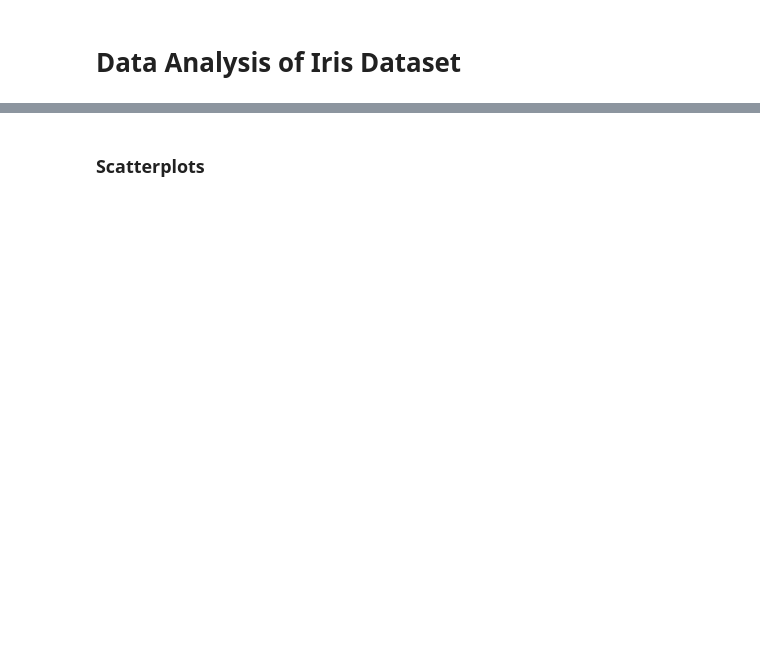
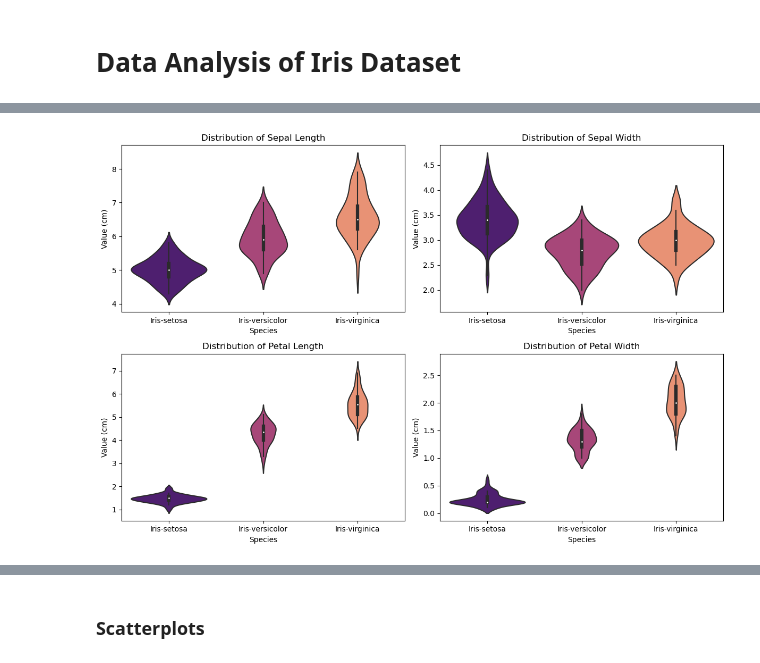
Before and after one commit to lmacakova/pands-project, a Jupyter notebook: iris_analysis.ipynb, the cells around one changed output, grey strips where cells are left out. Drawn from its saved outputs; the diff is of its cells as text; code cells hidden in the pictures; blank space fills up the shorter version.

```diff
--- a/iris_analysis.ipynb
+++ b/iris_analysis.ipynb
@@ -105,0 +179,17 @@ According to histograms, flowers of *Iris Virginica* and *Iris Versicolor* share
+# %%
+fig, axes = plt.subplots(2, 2, figsize=(12, 8))
+
+for ax, feat in zip(axes.flat, features):
+    sns.violinplot(
+        data=df, x="species", y=feat,
+        palette="magma", ax=ax
+    )
+    ax.set_title(f"Distribution of {feat.replace('_',' ').title()}")
+    ax.set_xlabel("Species")
+    ax.set_ylabel("Value (cm)")
+
+plt.tight_layout()
+plt.savefig(os.path.join('plots', "violin_plots.png"))
+plt.show()
+# %% [output]
+[figure, added]
```
Also changed, not shown: parts of 75 cells of this notebook, 22 other files.
